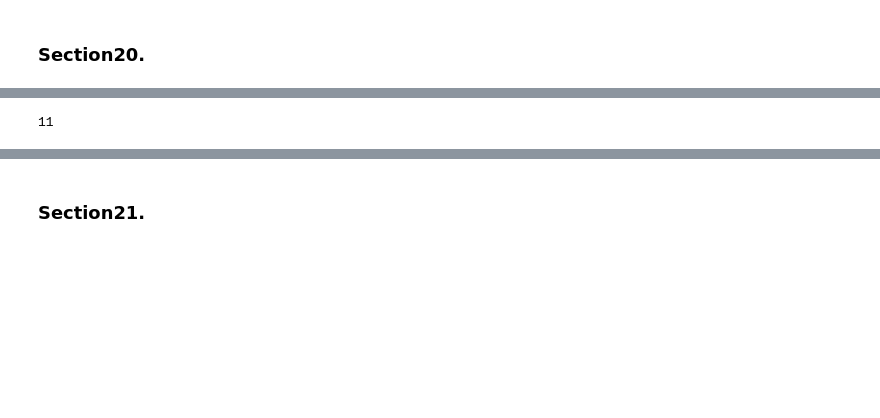
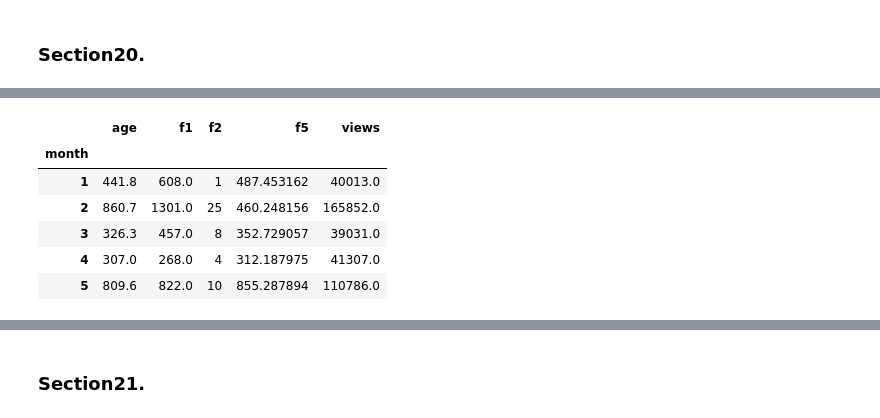
Before and after one commit to inzeong/BigData-Spark, a Jupyter notebook: part1/ch3/ch3_ex_type1.ipynb, the cells around one changed output, grey strips where cells are left out. Cells and saved outputs as stored; diff of their text form; code cells hidden in the pictures; blank space fills up the shorter version.

```diff
--- a/part1/ch3/ch3_ex_type1.ipynb
+++ b/part1/ch3/ch3_ex_type1.ipynb
@@ -683,18 +679,19 @@ print(df.iloc[2,0])
 # %%
-import pandas as pd
-# df = pd.read_csv("type1_data1.csv")
-df = pd.read_csv("https://raw.githubusercontent.com/lovedlim/bigdata_analyst_cert/main/part1/ch3/type1_data1.csv")
-
-# 자료형 변환
+#연도 구분 없이 월별로 숫자형 컬럼의 합을 구하시오.
 df['subscribed'] = pd.to_datetime(df['subscribed'])
-
-# 파생변수 생성
 df['month'] = df['subscribed'].dt.month
 
-# 월별로 데이터 합 집계
-df = df.groupby('month').sum(numeric_only=True)
+#월별로 데이터 합 집계
+df = df.groupby(['month']).sum(numeric_only=True)
+df.head()
 
-# 오름차순 정렬 및 가장 작은값 출력
-print(df.sort_values('views').index[0])
+#오름차순 정렬 , 합계중 views가 가장 작은값의 월로
+# print(df.sort_values('views').index[0])
 # %% [output]
-11
+|  | age | f1 | f2 | f5 | views |
+| month |  |  |  |  |  |
+| 1 | 441.8 | 608.0 | 1 | 487.453162 | 40013.0 |
+| 2 | 860.7 | 1301.0 | 25 | 460.248156 | 165852.0 |
+| 3 | 326.3 | 457.0 | 8 | 352.729057 | 39031.0 |
+| 4 | 307.0 | 268.0 | 4 | 312.187975 | 41307.0 |
+| 5 | 809.6 | 822.0 | 10 | 855.287894 | 110786.0 |
```
Also changed, not shown: parts of 20 cells of this notebook.
